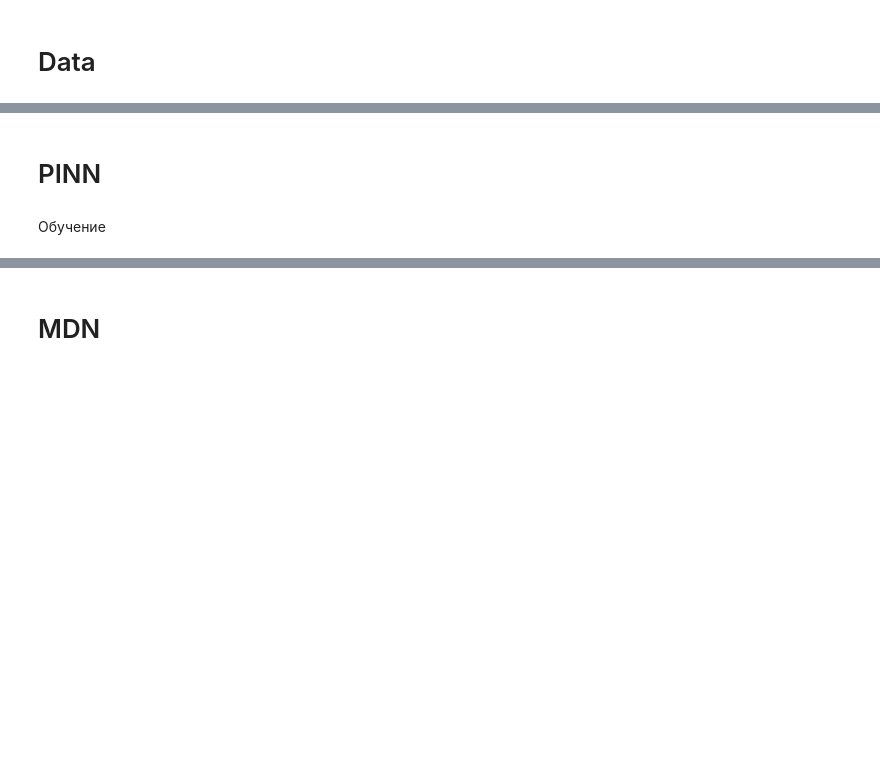
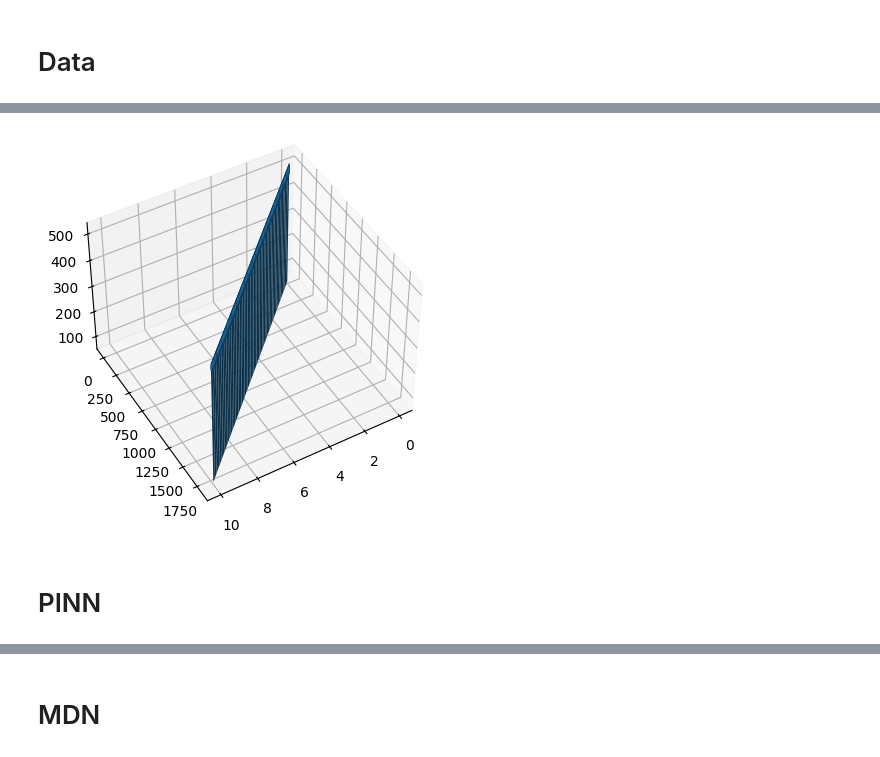
Before and after one commit to kzmna/PINN, a Jupyter notebook: src/training.ipynb, the cells around one changed output, grey strips where cells are left out. Drawn from its saved outputs; the diff is of its cells as text; code cells hidden in the pictures; blank space fills up the shorter version.

```diff
--- a/src/training.ipynb
+++ b/src/training.ipynb
@@ -8,3 +77,17 @@ data=generate_dataset(n_pde=1000)
+# %%
+import matplotlib.pyplot as plt
+z = data['z_train']
+S = data['S_train']
+t = data['t_train']
+grid_x, grid_y = torch.meshgrid(z, t, indexing='ij')
+
+ax = plt.axes(projection='3d')
+ax.plot_surface(z.numpy(), t.numpy(), S.numpy())
+ax.view_init(elev=45,
+            azim=60)
+plt.show()
+# %% [output]
+[figure, added]
 # %% [markdown]
 # PINN
 # %%
@@ -23,2 +103,0 @@ import os
-# %% [markdown]
-Обучение
```
Also changed, not shown: parts of 54 cells of this notebook.
